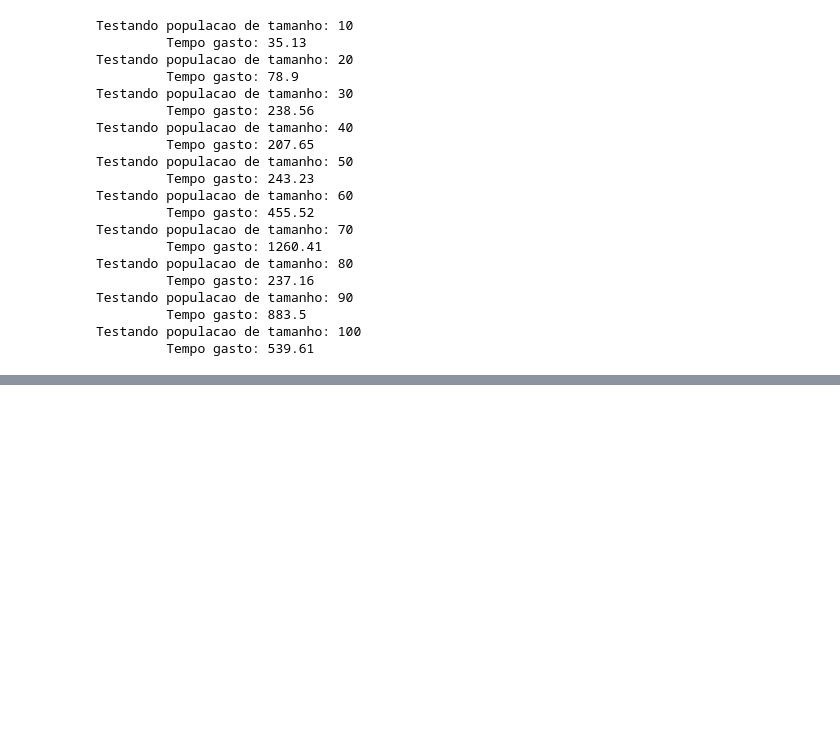
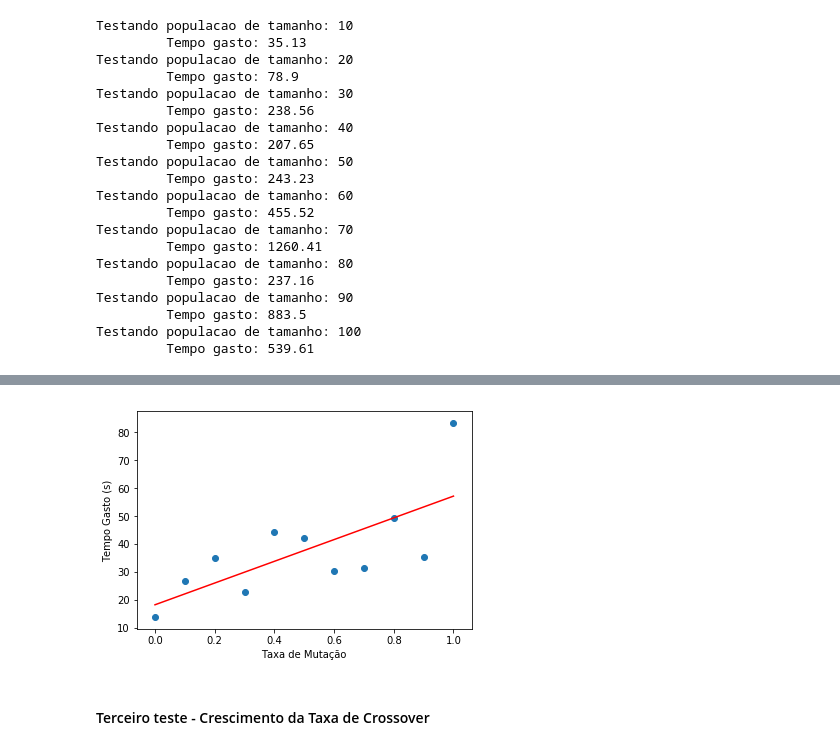
Before and after one commit to luizcartolano2/mc906, a Jupyter notebook: projeto2/genetic_algorithm.ipynb, the cells around one changed output, grey strips where cells are left out. Drawn from its saved outputs; the diff is of its cells as text; code cells hidden in the pictures; blank space fills up the shorter version.

```diff
--- a/projeto2/genetic_algorithm.ipynb
+++ b/projeto2/genetic_algorithm.ipynb
@@ -921,0 +949,19 @@ plt.show()
+# %%
+population_size = 10
+budget = 10000
+delta_to_converge = 0.01
+min_iteration_converget = 10
+np_array = excels[5].values # Irá utilizar a primeira lista de valores da bolsa
+crossover_rate = 0.0
+chromossomes = create_population(population_size)
+# %%
+tempo_gasto_2 = []
+i = 0.00
+while i < 1.01:
+    mutation_rate = i
+    print("Testando taxa de: " + str(i))
+    begin_time = time.time()
+    temp = evolutionary_strategy2(np_array, chromossomes, budget, crossover2, mutation, delta_to_converge, mutation_rate, crossover_rate, min_iteration_converget)
+    i = i + 0.10
+    tempo_gasto_2.append(round(time.time() - begin_time, 2))
+    print("\t Tempo gasto: " + str(round(time.time() - begin_time, 2)))
@@ -921,0 +986,16 @@ plt.show()
+# %%
+x_2 = [0.0, 0.1, 0.2, 0.3, 0.4, 0.5, 0.6, 0.7, 0.8, 0.9, 1.0]
+y_2 = tempo_gasto_2
+
+fit = np.polyfit(x_2,y_2,1)
+fit_fn = np.poly1d(fit)
+
+plt.plot(x_2,fit_fn(x_2), color='r')
+plt.scatter(x_2,y_2)
+plt.xlabel("Taxa de Mutação")
+plt.ylabel("Tempo Gasto (s)")
+plt.show()
+# %% [output]
+[figure, added]
+# %% [markdown]
+#### Terceiro teste - Crescimento da Taxa de Crossover
```
Also changed, not shown: parts of 12 cells of this notebook.
